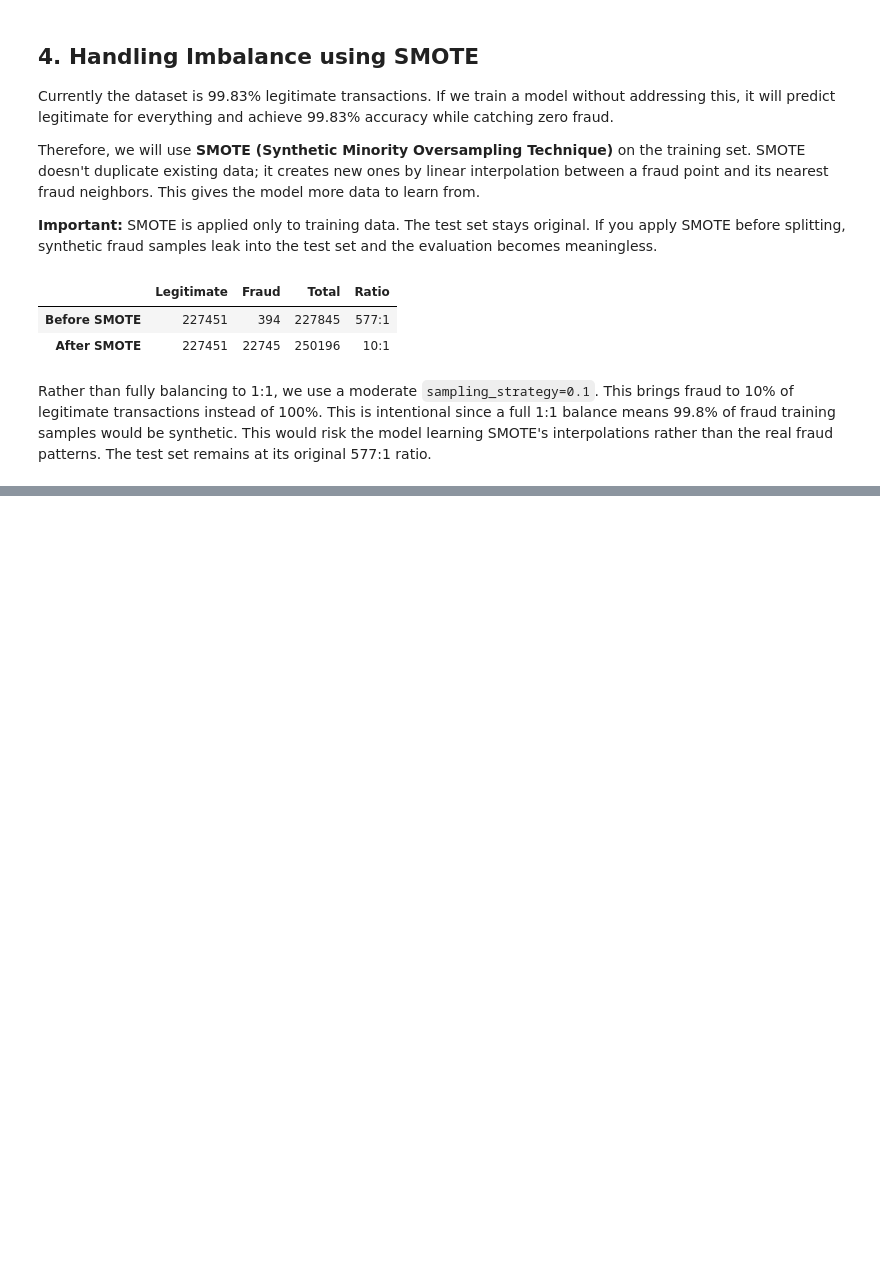
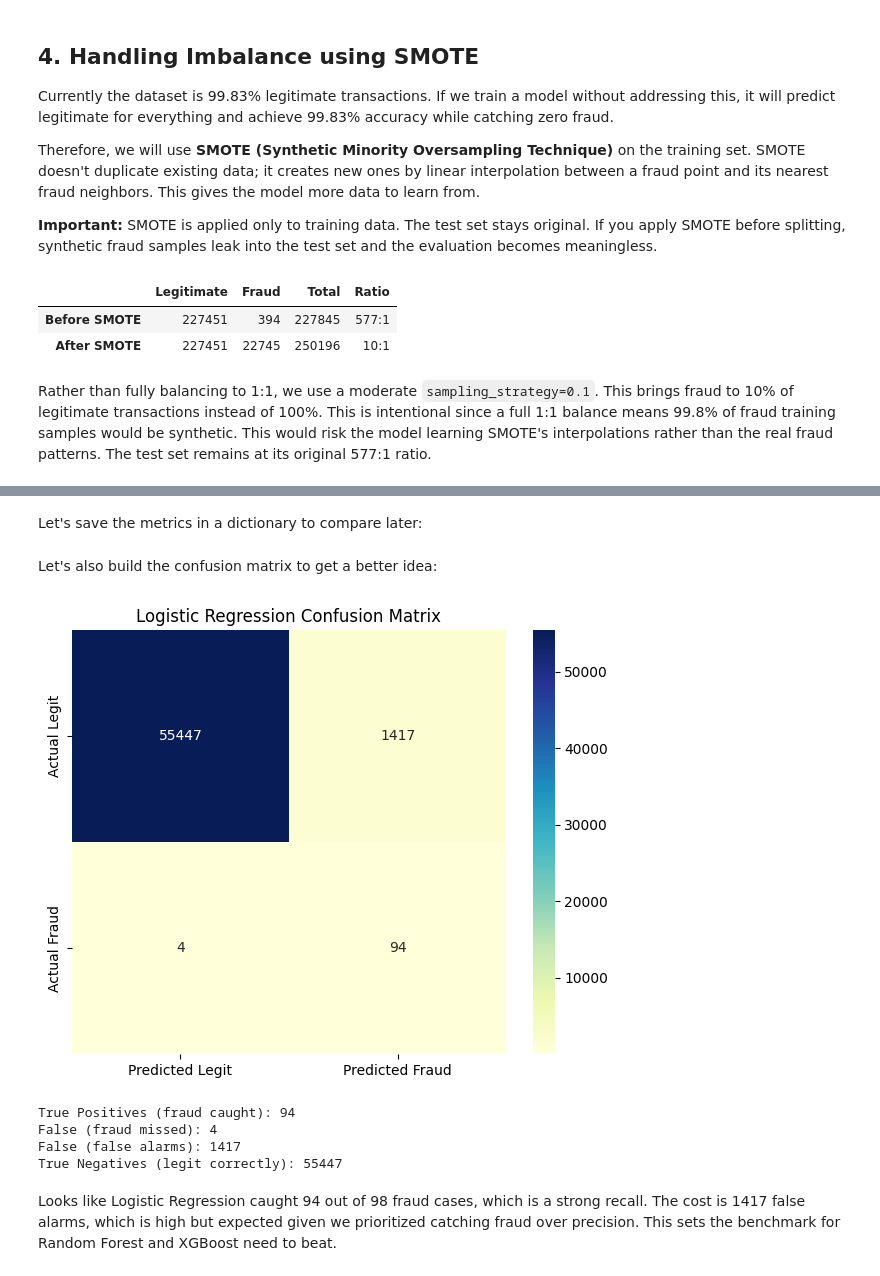
Before and after one commit to ShawarmaOnGit/ML-Assessment, a Jupyter notebook: credit_card_fraud_detection.ipynb, the cells around one changed output, grey strips where cells are left out. Drawn from its saved outputs; the diff is of its cells as text; code cells hidden in the pictures; blank space fills up the shorter version.

Commit message:
feat: Add Logistic Regression model

```diff
--- a/credit_card_fraud_detection.ipynb
+++ b/credit_card_fraud_detection.ipynb
@@ -488,0 +503,12 @@ Rather than fully balancing to 1:1, we use a moderate `sampling_strategy=0.1`. T
+# %%
+from sklearn.linear_model import LogisticRegression
+from sklearn.metrics import (classification_report, confusion_matrix, roc_auc_score, precision_score, recall_score, f1_score)
+
+lr = LogisticRegression(class_weight='balanced', C=1.0, max_iter=1000, random_state=99)
+
+lr.fit(X_train_sm, y_train_sm)
+lr_pred = lr.predict(X_test)
+lr_proba = lr.predict_proba(X_test)[:, 1]
+
+print(classification_report(y_test, lr_pred, target_names=['Legitimate', 'Fraud']))
+print(f"ROC-AUC: {roc_auc_score(y_test, lr_proba):.4f}")
@@ -488,0 +526,2 @@ Rather than fully balancing to 1:1, we use a moderate `sampling_strategy=0.1`. T
+# %% [markdown]
+Let's save the metrics in a dictionary to compare later:
@@ -488,0 +530,24 @@ Rather than fully balancing to 1:1, we use a moderate `sampling_strategy=0.1`. T
+# %% [markdown]
+Let's also build the confusion matrix to get a better idea:
+# %%
+fig, ax = plt.subplots(figsize=(6, 5))
+cm = confusion_matrix(y_test, lr_pred)
+sns.heatmap(cm, annot=True, fmt='d', cmap='YlGnBu', xticklabels=['Predicted Legit', 'Predicted Fraud'], yticklabels=['Actual Legit', 'Actual Fraud'], ax=ax)
+ax.set_title('Logistic Regression Confusion Matrix')
+plt.tight_layout()
+plt.savefig('plots/logistic_regression_confusion_matrix.png', dpi=200)
+plt.show()
+
+tn, fp, fn, tp = cm.ravel()
+print(f"True Positives (fraud caught): {tp}")
+print(f"False (fraud missed): {fn}")
+print(f"False (false alarms): {fp}")
+print(f"True Negatives (legit correctly): {tn}")
+# %% [output]
+[figure, added]
+True Positives (fraud caught): 94
+False (fraud missed): 4
+False (false alarms): 1417
+True Negatives (legit correctly): 55447
+# %% [markdown]
+Looks like Logistic Regression caught 94 out of 98 fraud cases, which is a strong recall. The cost is 1417 false alarms, which is high but expected given we prioritized catching fraud over precision. This sets the benchmark for Random Forest and XGBoost need to beat.
```
Also changed, not shown: parts of 5 cells of this notebook.
